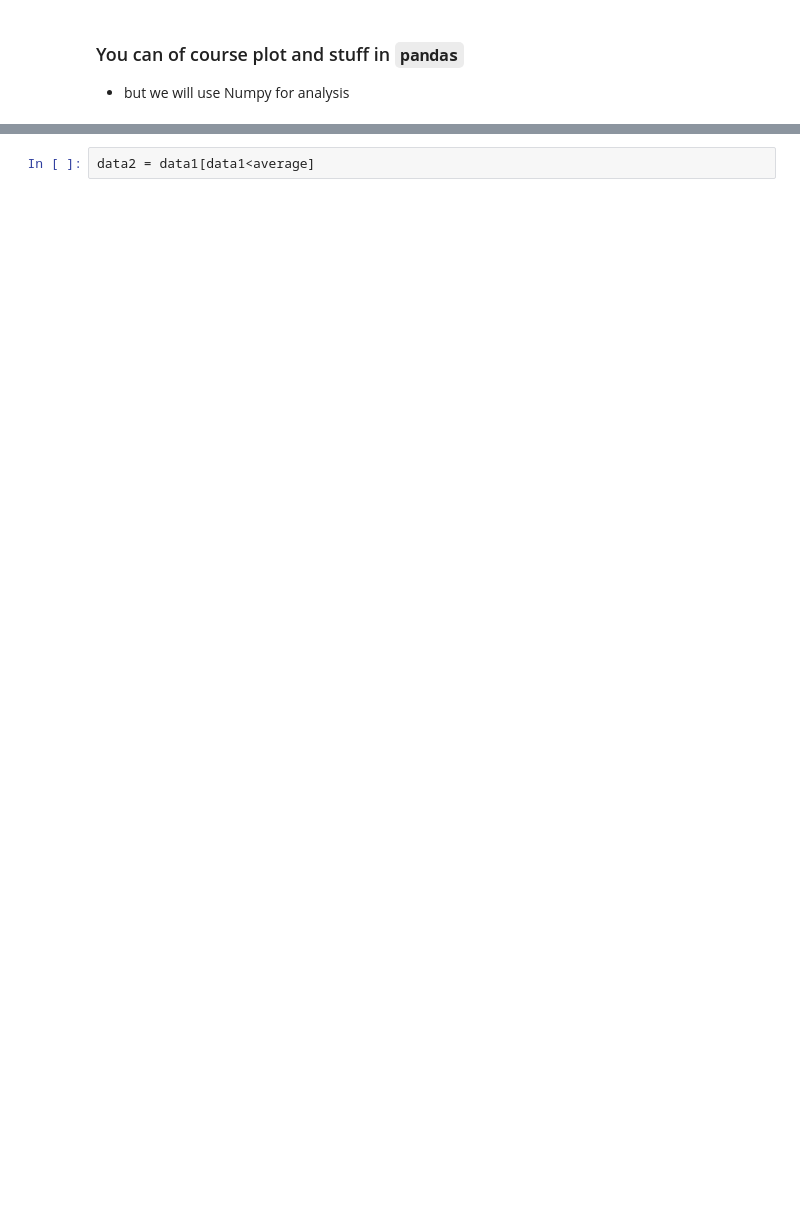
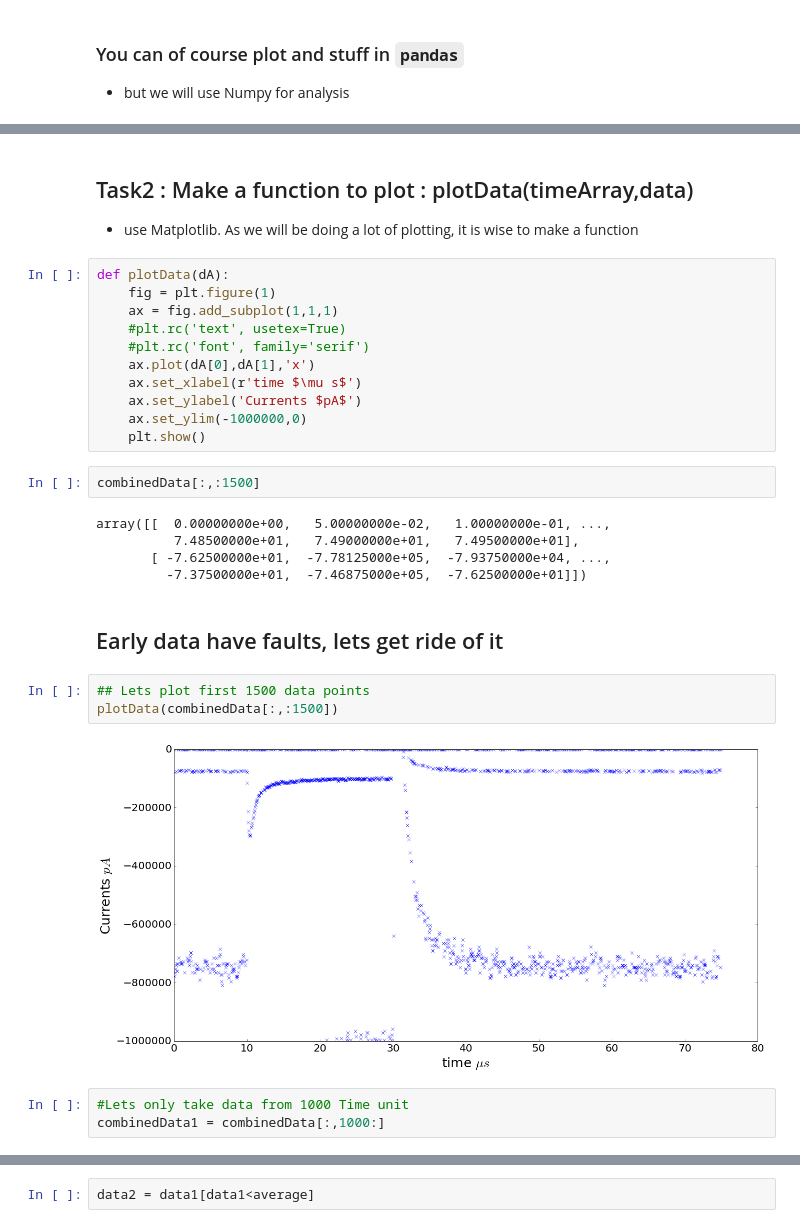
Before and after one commit to jamka1902/Python-Course, a Jupyter notebook: Data_analysis.ipynb, the cells around one changed output, grey strips where cells are left out. Drawn from its saved outputs; the diff is of its cells as text; blank space fills up the shorter version.

```diff
--- a/Data_analysis.ipynb
+++ b/Data_analysis.ipynb
@@ -126,0 +144,32 @@ plt.show()
+# %% [markdown]
+## Task2 : Make a function to plot  : plotData(timeArray,data)
+* use Matplotlib.
+As we will be doing a lot of plotting, it is wise to make a function
+# %%
+def plotData(dA):
+    fig = plt.figure(1)
+    ax = fig.add_subplot(1,1,1)
+    #plt.rc('text', usetex=True)
+    #plt.rc('font', family='serif')
+    ax.plot(dA[0],dA[1],'x')
+    ax.set_xlabel(r'time $\mu s$')
+    ax.set_ylabel('Currents $pA$')
+    ax.set_ylim(-1000000,0)
+    plt.show()
+# %%
+combinedData[:,:1500]
+# %% [output]
+array([[  0.00000000e+00,   5.00000000e-02,   1.00000000e-01, ...,
+          7.48500000e+01,   7.49000000e+01,   7.49500000e+01],
+       [ -7.62500000e+01,  -7.78125000e+05,  -7.93750000e+04, ...,
+         -7.37500000e+01,  -7.46875000e+05,  -7.62500000e+01]])
+# %% [markdown]
+## Early data have faults, lets get ride of it
+# %%
+## Lets plot first 1500 data points
+plotData(combinedData[:,:1500])
+# %% [output]
+[figure, added]
+# %%
+#Lets only take data from 1000 Time unit
+combinedData1 = combinedData[:,1000:]
```
Also changed, not shown: parts of 84 cells of this notebook.
